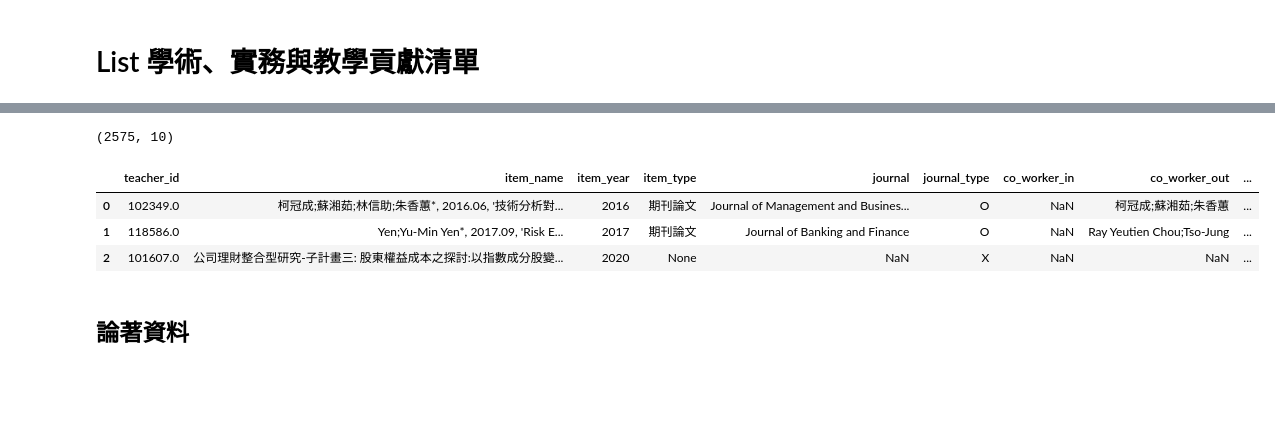
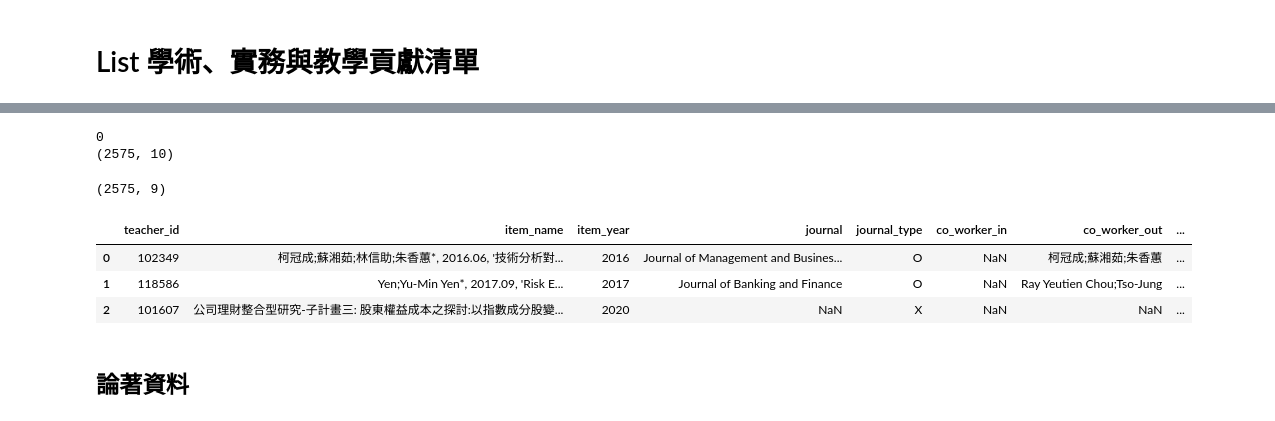
Before and after one commit to ZeoXer/dbms-final-project, a Jupyter notebook: backend/data/pre_processing.ipynb, the cells around one changed output, grey strips where cells are left out. Drawn from its saved outputs; the diff is of its cells as text; code cells hidden in the pictures; blank space fills up the shorter version.

```diff
--- a/backend/data/pre_processing.ipynb
+++ b/backend/data/pre_processing.ipynb
@@ -313,9 +313,11 @@ listdf = pd.DataFrame()
 dep = pd.read_csv('dataset/Department.csv')
 temp = pd.read_csv('raw_data/List_temp.csv')
 temp = temp.merge(dep[['department_id','department_Ename']], how='left', on='department_Ename').sort_values(by='department_id', ascending=True) # 加入 department_id
-temp.drop_duplicates(subset=['Cname','item_name','item_year','journal','journal_type','scholarship_type','equis'], keep='first', inplace=True, ignore_index=True) # 剔除重複資料
+temp['item_name'] = temp['item_name'].apply(lambda x: x.rstrip())
+print(temp.shape)
+temp.drop_duplicates(subset=['Cname','item_name','item_year','scholarship_type','equis'], keep='first', inplace=True, ignore_index=True) # 剔除重複資料
 temp = temp.merge(teacher[['teacher_id','Cname']], how='left', on='Cname') # 加入老師id
-temp.drop_duplicates(subset=['Cname','item_name','item_year','journal','journal_type','scholarship_type','equis'], keep='last', inplace=True, ignore_index=True) # 讓有兩個id的老師只留下最後的一個id
+temp.drop_duplicates(subset=['Cname','item_name','item_year','scholarship_type','equis'], keep='last', inplace=True, ignore_index=True) # 讓有兩個id的老師只留下最後的一個id
 temp.drop(columns=['Cname','department_id','department_Ename'], inplace=True)
 print(temp.shape)
 temp.head(3)
@@ -325,21 +328,30 @@ temp.head(3)
 | 0 | 柯冠成;蘇湘茹;林信助;朱香蕙*, 2016.06, '技術分析對... | 2016.0 | NaN | Journal of Management and Busines... | O | NaN | 柯冠成;蘇湘茹;朱香蕙 | Basic_or_Discovery_Scholarship | ... |
 | 1 | Yen;Yu-Min Yen*, 2017.09, 'Risk E... | 2017.0 | NaN | Journal of Banking and Finance | O | NaN | Ray Yeutien Chou;Tso-Jung | Basic_or_Discovery_Scholarship | ... |
 | 2 | 公司理財整合型研究-子計畫三: 股東權益成本之探討:以指數成分股變... | 2020.0 | NaN | NaN | X | NaN | NaN | Basic_or_Discovery_Scholarship | ... |
+# %%
+# 2021教師履歷資料: 補部分 journal_type
+temp['journal_type'].fillna('X')
+temp.dropna(subset=['teacher_id','item_name','item_year'], inplace=True, ignore_index=True) # 這幾個欄位有na者移除
+
+# 確認是否unique(是否有重複的row)
+print(temp.duplicated(subset=['teacher_id','item_name','item_year','equis']).sum())
+# temp.drop_duplicates(subset=['teacher_id','item_name','item_year','equis'], keep='last', inplace=True, ignore_index=True)
+print(temp.shape)
+# %% [output]
+0
+(2575, 10)
 # %%
-# 2021教師履歷資料: 補部分 item_type
-temp['item_type'] = temp['journal'].apply(lambda x: '期刊論文' if type(x)==str else None)
-temp.dropna(subset=['teacher_id','item_name','item_year'], inplace=True) # 這幾個欄位有na者移除
-
-listdf = pd.concat([listdf, temp[['teacher_id','item_name', 'item_year', 'item_type', 'journal', 'journal_type','co_worker_in', 'co_worker_out', 'scholarship_type', 'equis']]])
+listdf = pd.concat([listdf, temp[['teacher_id','item_name', 'item_year', 'journal', 'journal_type','co_worker_in', 'co_worker_out', 'scholarship_type', 'equis']]], ignore_index=True)
+listdf['teacher_id'] = listdf['teacher_id'].astype(int)
 listdf['item_year'] = listdf['item_year'].astype(int)
 print(listdf.shape)
 listdf.head(3)
 # %% [output]
-(2575, 10)
+(2575, 9)
-|  | teacher_id | item_name | item_year | item_type | journal | journal_type | co_worker_in | co_worker_out | ... |
-| 0 | 102349.0 | 柯冠成;蘇湘茹;林信助;朱香蕙*, 2016.06, '技術分析對... | 2016 | 期刊論文 | Journal of Management and Busines... | O | NaN | 柯冠成;蘇湘茹;朱香蕙 | ... |
-| 1 | 118586.0 | Yen;Yu-Min Yen*, 2017.09, 'Risk E... | 2017 | 期刊論文 | Journal of Banking and Finance | O | NaN | Ray Yeutien Chou;Tso-Jung | ... |
-| 2 | 101607.0 | 公司理財整合型研究-子計畫三: 股東權益成本之探討:以指數成分股變... | 2020 | None | NaN | X | NaN | NaN | ... |
+|  | teacher_id | item_name | item_year | journal | journal_type | co_worker_in | co_worker_out | ... |
+| 0 | 102349 | 柯冠成;蘇湘茹;林信助;朱香蕙*, 2016.06, '技術分析對... | 2016 | Journal of Management and Busines... | O | NaN | 柯冠成;蘇湘茹;朱香蕙 | ... |
+| 1 | 118586 | Yen;Yu-Min Yen*, 2017.09, 'Risk E... | 2017 | Journal of Banking and Finance | O | NaN | Ray Yeutien Chou;Tso-Jung | ... |
+| 2 | 101607 | 公司理財整合型研究-子計畫三: 股東權益成本之探討:以指數成分股變... | 2020 | NaN | X | NaN | NaN | ... |
 # %% [markdown]
 ## 論著資料
 # %%
```
Also changed, not shown: parts of 19 cells of this notebook, 3 other files.
